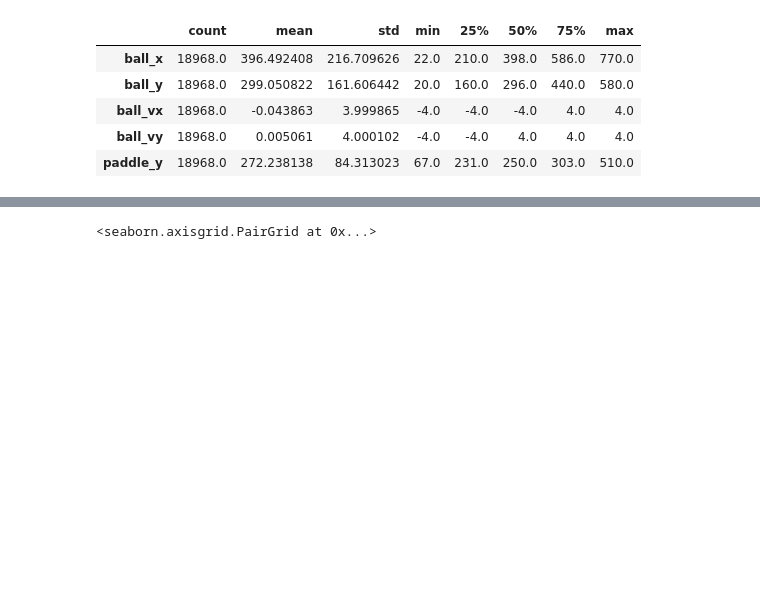
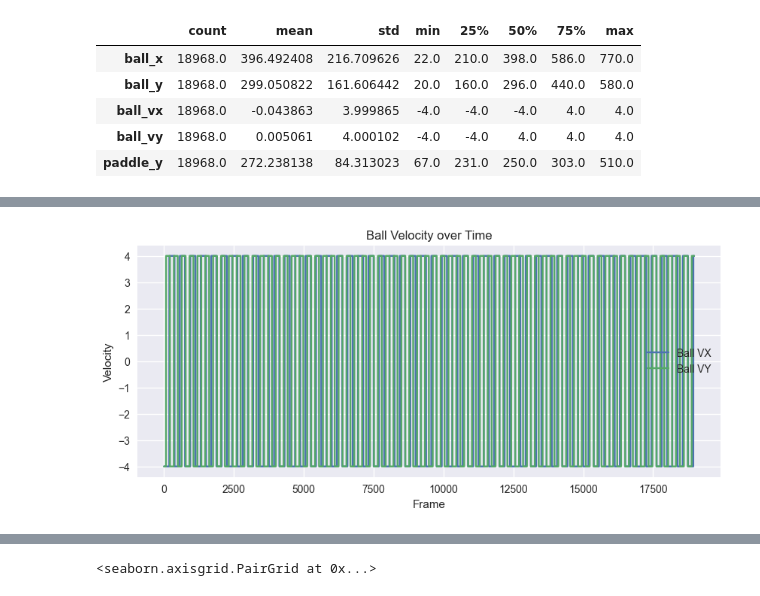
Before and after one commit to mgmytrasiewicz/pygame-pong-v2, a Jupyter notebook: ml-pong.ipynb, the cells around one changed output, grey strips where cells are left out. Saved outputs shown, nothing was run; the diff lists cells and outputs as text; code cells hidden in the pictures; blank space fills up the shorter version.

```diff
--- a/ml-pong.ipynb
+++ b/ml-pong.ipynb
@@ -32,0 +50,13 @@ df.dropna(inplace=True)
+# %%
+# Plot ball velocity over time
+plt.figure(figsize=(10, 4))
+plt.plot(df['ball_vx'], label='Ball VX')
+plt.plot(df['ball_vy'], label='Ball VY')
+plt.title('Ball Velocity over Time')
+plt.xlabel('Frame')
+plt.ylabel('Velocity')
+plt.grid(True)
+plt.legend()
+plt.show()
+# %% [output]
+[figure, added]
```
Also changed, not shown: parts of 21 cells of this notebook.
